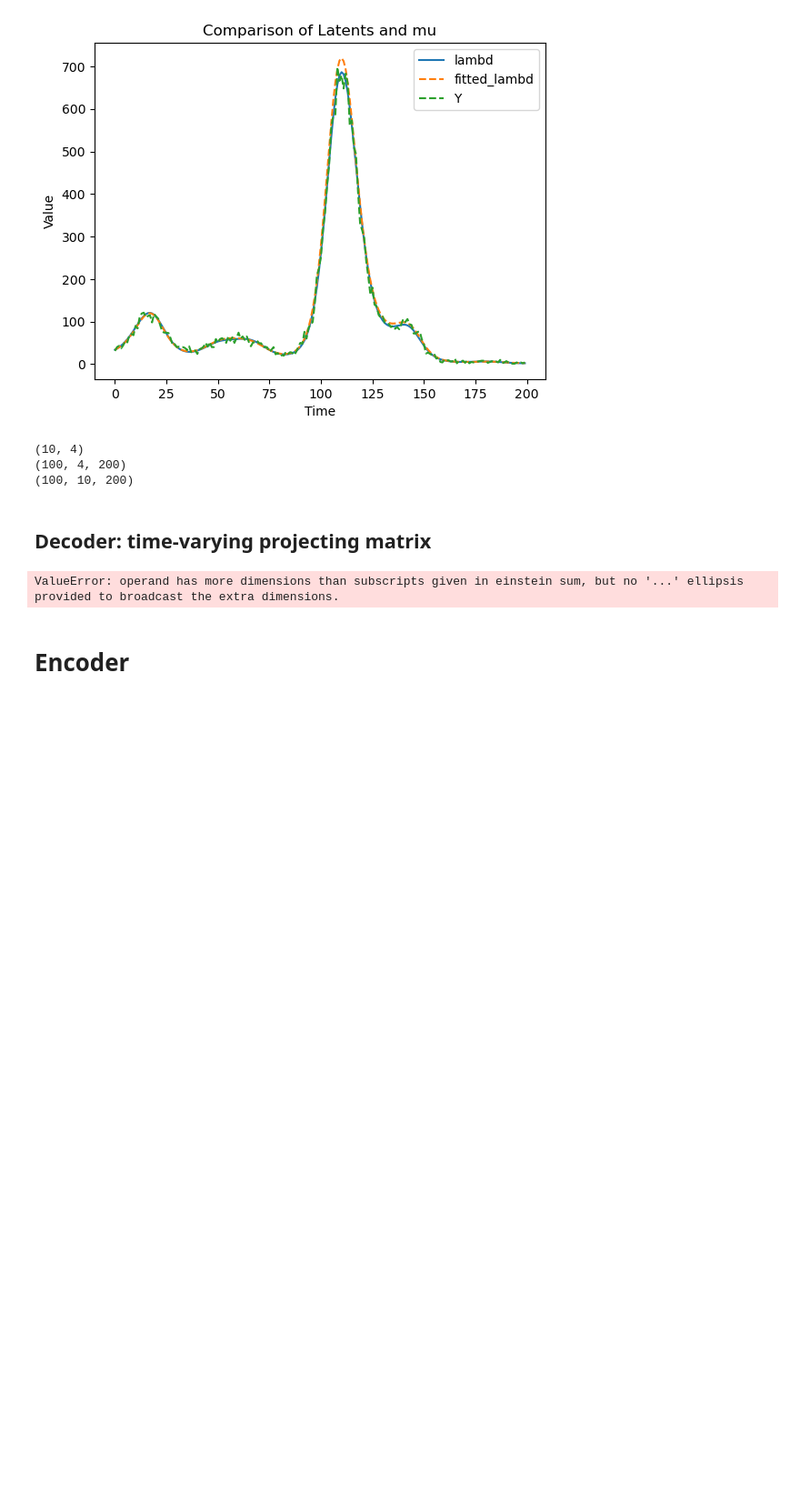
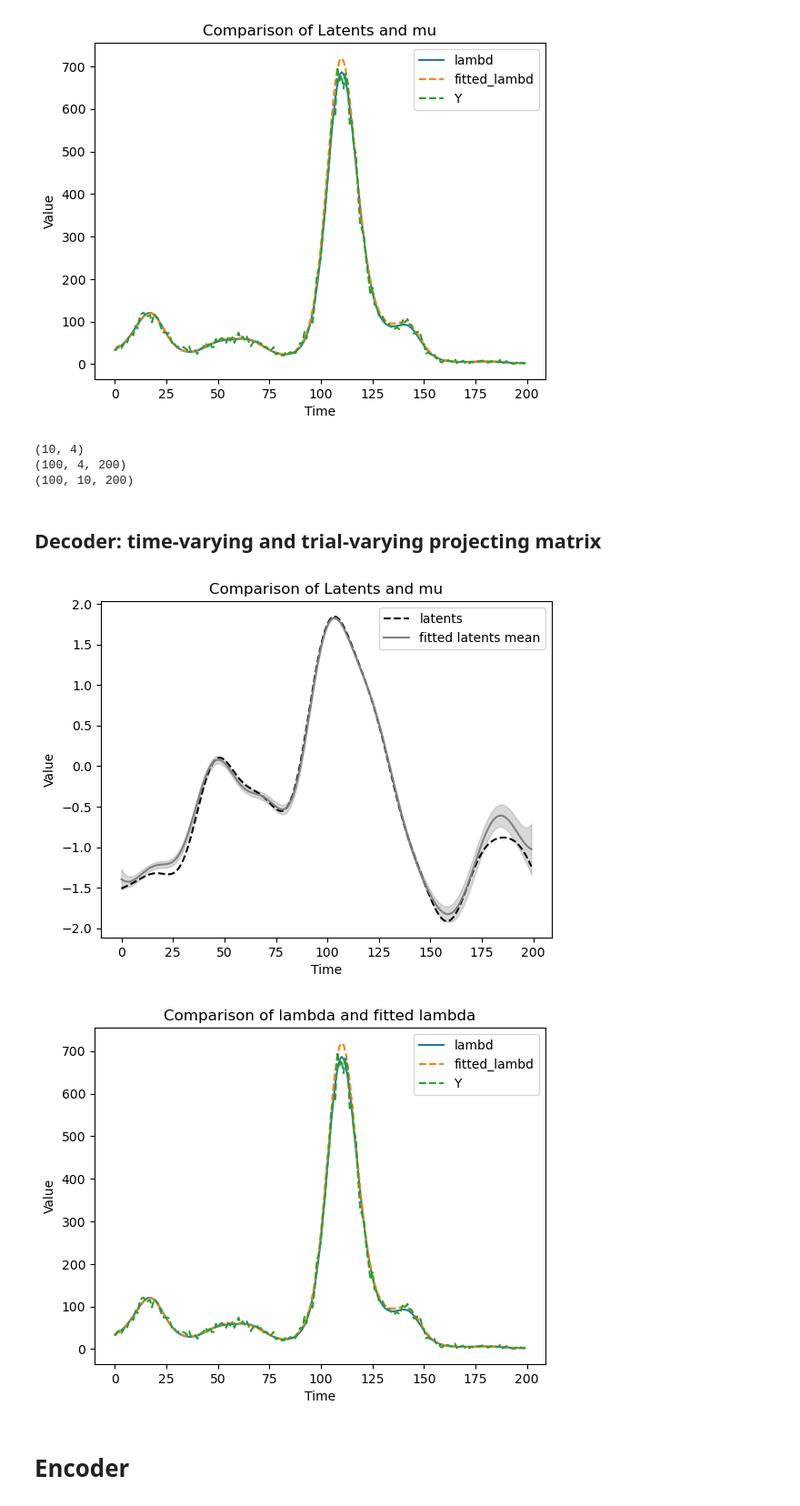
Before and after one commit to Qi-Xin/FC-GPFA, a Jupyter notebook: Decoder&Encoder.ipynb, the cells around one changed output. Shown at 91% size. Saved outputs shown, nothing was run; the diff lists cells and outputs as text; code cells hidden in the pictures; blank space fills up the shorter version.

Commit message:
finish time-varying and trial-varying W (projection matrix from latent to neuron activity) delete numpy version of conv;

```diff
--- a/Decoder&Encoder.ipynb
+++ b/Decoder&Encoder.ipynb
@@ -246,32 +246,31 @@ print((weights@mu).shape)
 (100, 4, 200)
 (100, 10, 200)
 # %% [markdown]
-## Decoder: time-varying projecting matrix
+## Decoder: time-varying and trial-varying projecting matrix
 # %%
 import torch
 
 def gpfa_poisson_fix_weights_updated(Y, weights, K, bias=None, max_iter=10, tol=1e-2, verbose=False):
     """
-    Perform Gaussian Process Factor Analysis (GPFA) with fixed weights for Poisson data using PyTorch.
-    Updated to handle weights of shape (nneuron, nlatent, nt).
+    Performs fixed weights GPFA with Poisson observations.
 
-    Parameters:
-    - Y: Tensor of shape (ntrial, nneuron, nt) representing the observed spike counts.
-    - weights: Tensor of shape (nneuron, nlatent, nt) representing the weights connecting neurons to latent variables.
-    - K: Tensor of shape (nt, nt) representing the covariance matrix of the latent variables.
-    - bias: Optional scalar Tensor representing the bias term. If not provided, a default value of 4.0 is used.
-    - max_iter: Maximum number of iterations for the optimization algorithm. Default is 10.
-    - tol: Tolerance for convergence. Default is 1e-2.
-    - verbose: Boolean flag indicating whether to print progress information during optimization. Default is False.
+    Args:
+        Y (torch.Tensor): Tensor of shape (ntrial, nneuron, nt) representing the spike counts.
+        weights (torch.Tensor): Tensor of shape (ntrial, nneuron, nlatent, nt) representing the weights.
+        K (torch.Tensor): Tensor of shape (nt, nt) representing the covariance matrix of the latents.
+        bias (float, optional): Bias term. Defaults to None.
+        max_iter (int, optional): Maximum number of iterations. Defaults to 10.
+        tol (float, optional): Tolerance for convergence. Defaults to 1e-2.
+        verbose (bool, optional): Whether to print iteration information. Defaults to False.
 
     Returns:
-    - mu: Tensor of shape (ntrial, nlatent, nt) representing the estimated latent variables.
-    - inv_K: Tensor of shape (nt, nt) representing the inverse of the covariance matrix of the latent variables.
-    - lambd: Tensor of shape (ntrial, nneuron, nt) representing the estimated spike rates.
+        mu (torch.Tensor): Tensor of shape (ntrial, nlatent, nt) representing the estimated latents.
+        hessian (torch.Tensor): Tensor of shape (ntrial, nlatent, nt, nt) representing the Hessian matrix.
+        lambd (torch.Tensor): Tensor of shape (ntrial, nneuron, nt) representing the estimated Poisson rates.
     """
+
     device = Y.device
-    ntrial, nneuron, nt = Y.shape
-    nlatent = weights.shape[1]
+    ntrial, nneuron, nlatant, nt = weights.shape
 
     # Expand Y dimensions if needed
     if Y.ndimension() == 2:
@@ -282,7 +281,7 @@ def gpfa_poisson_fix_weights_updated(Y, weights, K, bias=None, max_iter=10, tol=
 
     # Inverse of K with regularization
     inv_K = torch.linalg.inv(K + 1e-5 * torch.eye(nt, device=device))
-    hessian = inv_K.unsqueeze(0).unsqueeze(0).repeat(nt, nlatent, 1, 1)
+    hessian = inv_K.unsqueeze(0).unsqueeze(0).repeat(ntrial, nlatent, 1, 1)
     if bias is None:
         bias = torch.tensor(4.0, device=device)
     else:
@@ -291,10 +290,16 @@ def gpfa_poisson_fix_weights_updated(Y, weights, K, bias=None, max_iter=10, tol=
 
     for i in range(max_iter):
         # Updated log_lambd calculation to handle the new shape of weights
-        log_lambd = torch.einsum('nlt,mlt->mnt', weights, mu) + bias
-        lambd = torch.exp(log_lambd)
-        # lambd = torch.exp(log_lambd + 1/2*torch.diagonal(hessian, dim1=-2, dim2=-1)*weights**2)
-        loss = torch.sum(Y * log_lambd - lambd)
+        log_lambd = torch.einsum('mnlt,mlt->mnt', weights, mu) + bias
+        # lambd = torch.exp(log_lambd)
+        hessian_inv = torch.linalg.inv(hessian)
+        lambd = torch.exp(log_lambd + 1/2*(torch.diagonal(hessian_inv, dim1=-2, dim2=-1).unsqueeze(1)*weights**2).sum(axis=2))
+        inv_K_times_hessian_inv = inv_K@hessian_inv
+        # print((torch.einsum('mlt,mlt->mlt', mu@inv_K, mu)).shape)
+        # print(1/2*(mu@inv_K@mu.T).shape)
+        loss = torch.sum(Y * log_lambd) - torch.sum(lambd) - 1/2*(mu@inv_K*mu).sum()\
+            - 1/2*(torch.diagonal(inv_K_times_hessian_inv, dim1=-2, dim2=-1)).sum()\
+                + 1/2*torch.logdet(inv_K_times_hessian_inv).sum() - nt
         if verbose:
             print(f'Iteration {i}: Loss change {loss.item() - loss_old}')
         if loss.item() - loss_old < tol and i >= 1:
@@ -303,10 +308,10 @@ def gpfa_poisson_fix_weights_updated(Y, weights, K, bias=None, max_iter=10, tol=
             break
 
         # Update gradient calculation
-        grad = torch.einsum('nlt,mnt->mlt', weights, Y - lambd) - torch.matmul(mu, inv_K)
+        grad = torch.einsum('mnlt,mnt->mlt', weights, Y - lambd) - torch.matmul(mu, inv_K)
 
         # Update Hessian calculation to reflect the new dimensions and calculations
-        hessian = -inv_K.unsqueeze(0).unsqueeze(0) - make_4d_diagonal(torch.einsum('nlt,mnt->mlt', weights**2, lambd))
+        hessian = -inv_K.unsqueeze(0).unsqueeze(0) - make_4d_diagonal(torch.einsum('mnlt,mnt->mlt', weights**2, lambd))
 
         # Solving the linear system for each trial and latent dimension
         mu_update = torch.linalg.solve(hessian, grad.unsqueeze(-1)).squeeze(-1)
@@ -347,7 +352,7 @@ weights = np.repeat(weights, nt, axis=-1)
 
 # Generate observed spike counts Y
 # Calculate the mean of the Poisson distribution
-lambd = np.exp(np.einsum('nlt,mlt->mnt', weights, latents)+4)
+lambd = np.exp(np.einsum('mnlt,mlt->mnt', weights, latents)+4)
 # Sample Y from Poisson distribution
 Y = np.random.poisson(lambd)
 
@@ -359,35 +364,36 @@ mu, hessian, fitted_lambd = gpfa_poisson_fix_weights_updated(torch.from_numpy(Y)
                                                  verbose=False)
 
 # Conversion for plotting (PyTorch tensor to NumPy array)
 mu = mu.cpu().numpy()
 hessian = hessian.cpu().numpy()
 fitted_lambd = fitted_lambd.cpu().numpy()
 
 # Plotting code remains
 plt.figure()
-plt.plot(latents[0, 0, :], label='latents', color='k')
+plt.plot(latents[0, 0, :], '--', label='latents', color='k')
 std = np.sqrt(np.diagonal(-np.linalg.inv(hessian), axis1=-2, axis2=-1))
 lower_bound = mu - 1.96 * std
 upper_bound = mu + 1.96 * std
 plt.plot(mu[0, 0, :], label='fitted latents mean', color='grey')
 plt.fill_between(range(nt), lower_bound[0, 0, :], upper_bound[0, 0, :], alpha=0.3, color='grey')
 plt.xlabel('Time')
 plt.ylabel('Value')
 plt.title('Comparison of Latents and mu')
 plt.legend()
 plt.show()
 
 plt.figure()
 plt.plot(lambd[0, 0, :], label='lambd')
 plt.plot(fitted_lambd[0, 0, :], '--', label='fitted_lambd')
 plt.plot(Y[0, 0, :]+0.1, '--', label='Y')
 plt.xlabel('Time')
 plt.ylabel('Value')
 plt.title('Comparison of lambda and fitted lambda')
 plt.legend()
 plt.show()
 # %% [output]
-ValueError: operand has more dimensions than subscripts given in einstein sum, but no '...' ellipsis provided to broadcast the extra dimensions.
+[figure, added]
+[figure, added]
 # %% [markdown]
 # Encoder
 # %% [markdown]
```
Also changed, not shown: parts of 3 cells of this notebook.
